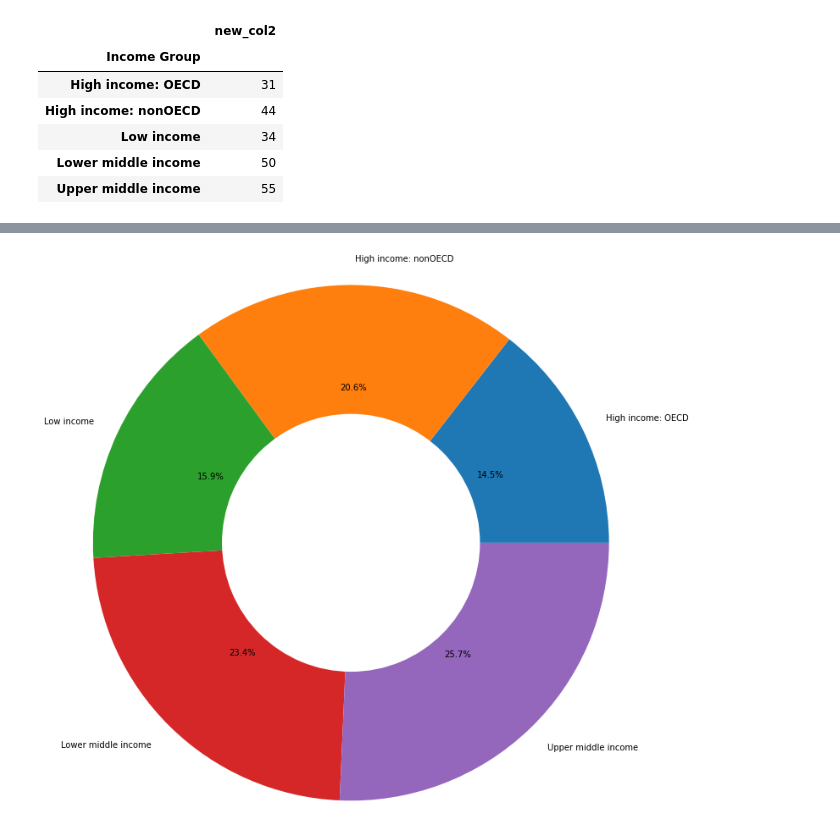
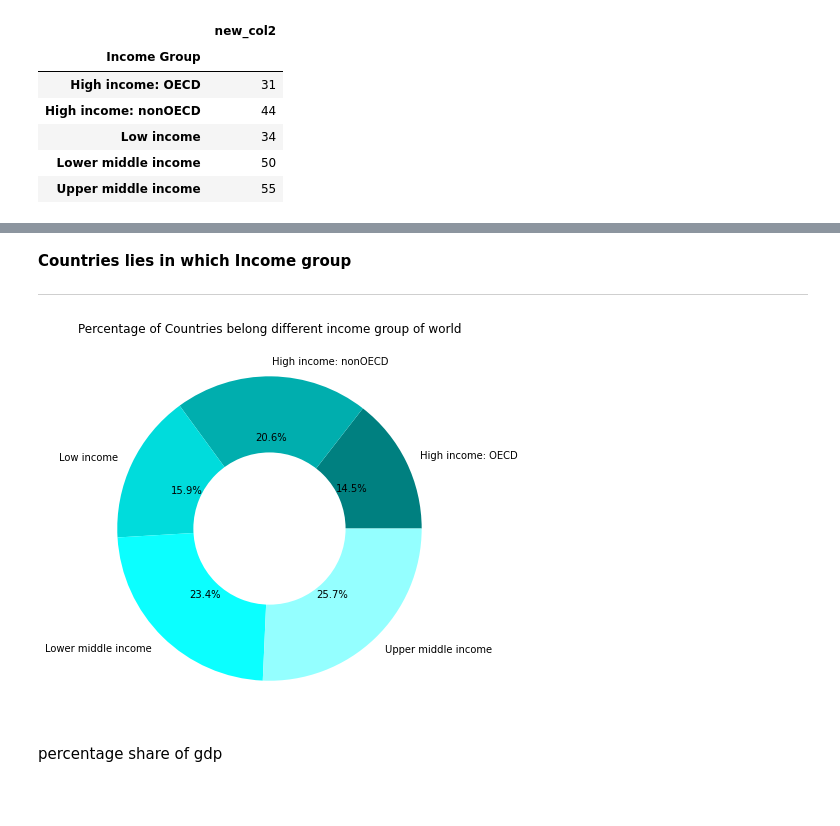
Before and after one commit to shivashukla02/World-Bank-Global-Edu-Analysis, a Jupyter notebook: SHIVANK_World_Bank_Global_Edu_Analysis_Capstone_Project.ipynb, the cells around one changed output, grey strips where cells are left out. Drawn from its saved outputs; the diff is of its cells as text; code cells hidden in the pictures; blank space fills up the shorter version.

```diff
--- a/SHIVANK_World_Bank_Global_Edu_Analysis_Capstone_Project.ipynb
+++ b/SHIVANK_World_Bank_Global_Edu_Analysis_Capstone_Project.ipynb
@@ -201,10 +218,0 @@ plt.show()
-# %%
-graph_3b=main_data.loc[main_data['Indicator Code']=='NY.GDP.PCAP.CD','2015'].drop(['Heavily indebted poor countries (HIPC)', 'High income','Least developed countries: UN classification', 'Low & middle income', 'Low income', 'Lower middle income','Middle income','World','Arab World','East Asia & Pacific','East Asia & Pacific (excluding high income)','Europe & Central Asia','Europe & Central Asia (excluding high income)','European Union','Euro area','Latin America & Caribbean','Latin America & Caribbean (excluding high income)','Middle East & North Africa','Middle East & North Africa (excluding high income)','North America','OECD members','Least developed countries: UN classification','South Asia','Sub-Saharan Africa','Sub-Saharan Africa (excluding high income)','Upper middle income'],axis=0).dropna()
-df_1 = graph_3b.to_frame(name="2015")
-country_above_mean_pcgdp=df_1[df_1['2015']>np.mean(df_1['2015'])]
-plt.rcParams['figure.figsize']=(25,5)
-country_above_mean_pcgdp.plot(kind='bar',color='r')
-plt.title('Countries above mean per capita gdp of world',fontsize=14)
-plt.xlabel('Countries',fontsize=14)
-plt.ylabel('Per capita GDP',fontsize=14)
-plt.show()
@@ -225,17 +284,24 @@ Countries_incomegroup
+# %% [markdown]
+**Countries lies in which Income group**
+
+---
 # %%
 Income = ['High income: OECD','High income: nonOECD','Low income','Lower middle income','Upper middle income']
 
 data = [31,44,34,50,55]
-
-# Creating plot
-fig = plt.figure(figsize =(10, 7))
-plt.pie(data, labels = Income,autopct='%0.1f%%',radius=2)
-plt.pie([100],colors=['w'],radius=1)
-
-# show plot
-plt.show()
-# %% [output]
-[figure, removed]
+# %%
+# Creating plot
+fig = plt.figure(figsize =(10, 7))
+plt.pie(data, labels = Income,autopct='%0.1f%%',radius=1,colors=['#008080','#00AEAE','#00DCDC','#0BFFFF','#94FFFF','#175873'])
+plt.pie([100],colors=['w'],radius=0.5)
+plt.title('Percentage of Countries belong different income group of world')
+
+# show plot
+plt.show()
+# %% [output]
+[figure, added]
+# %% [markdown]
+percentage share of gdp
 # %%
 GDP_Share =Income_df[Income_df['Indicator Code']=='NY.GDP.MKTP.CD']
 GDP_Share.loc[['High income', 'Middle income', 'Low income', 'Lower middle income',],['2015']]
```
Also changed, not shown: parts of 43 cells of this notebook.
